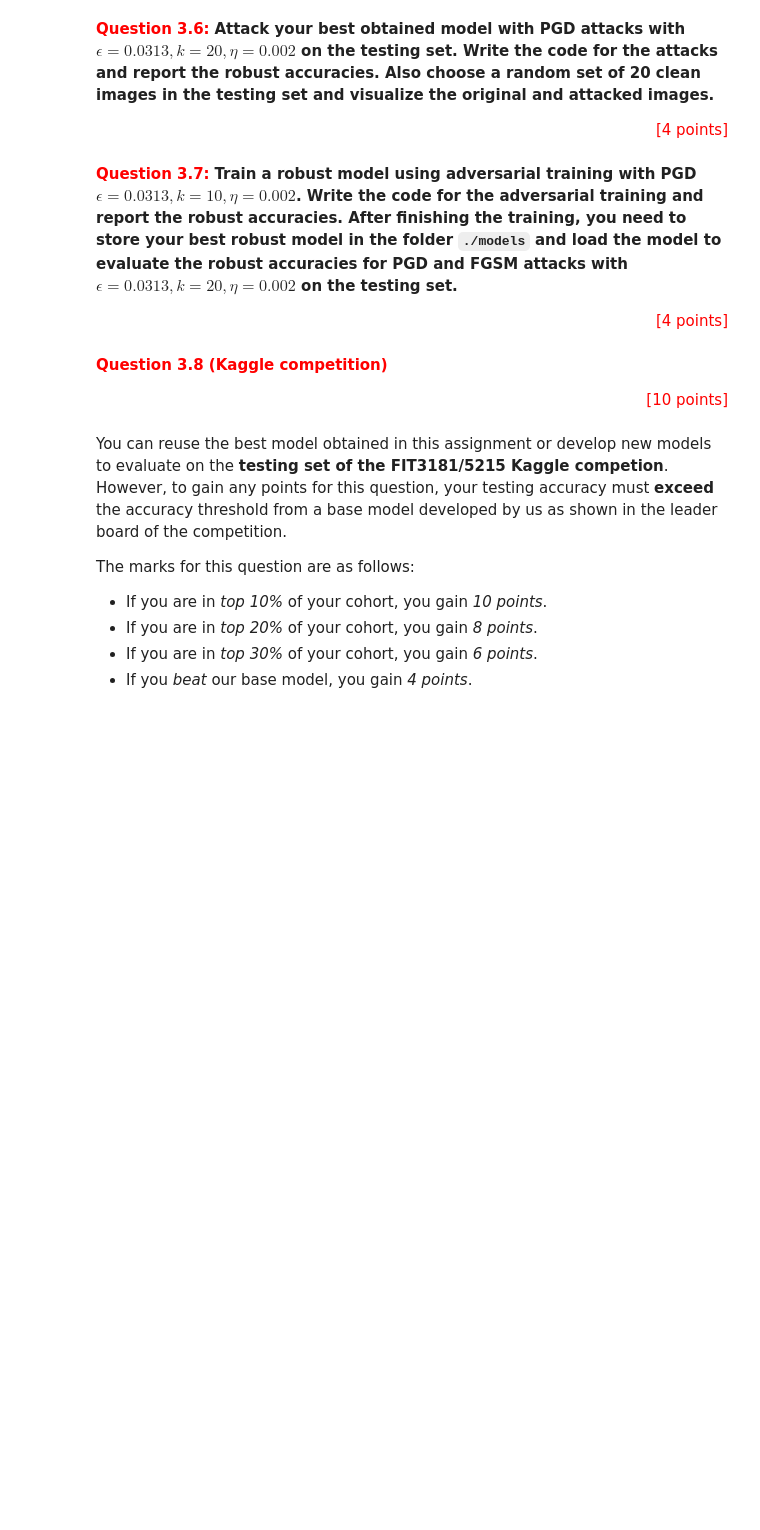
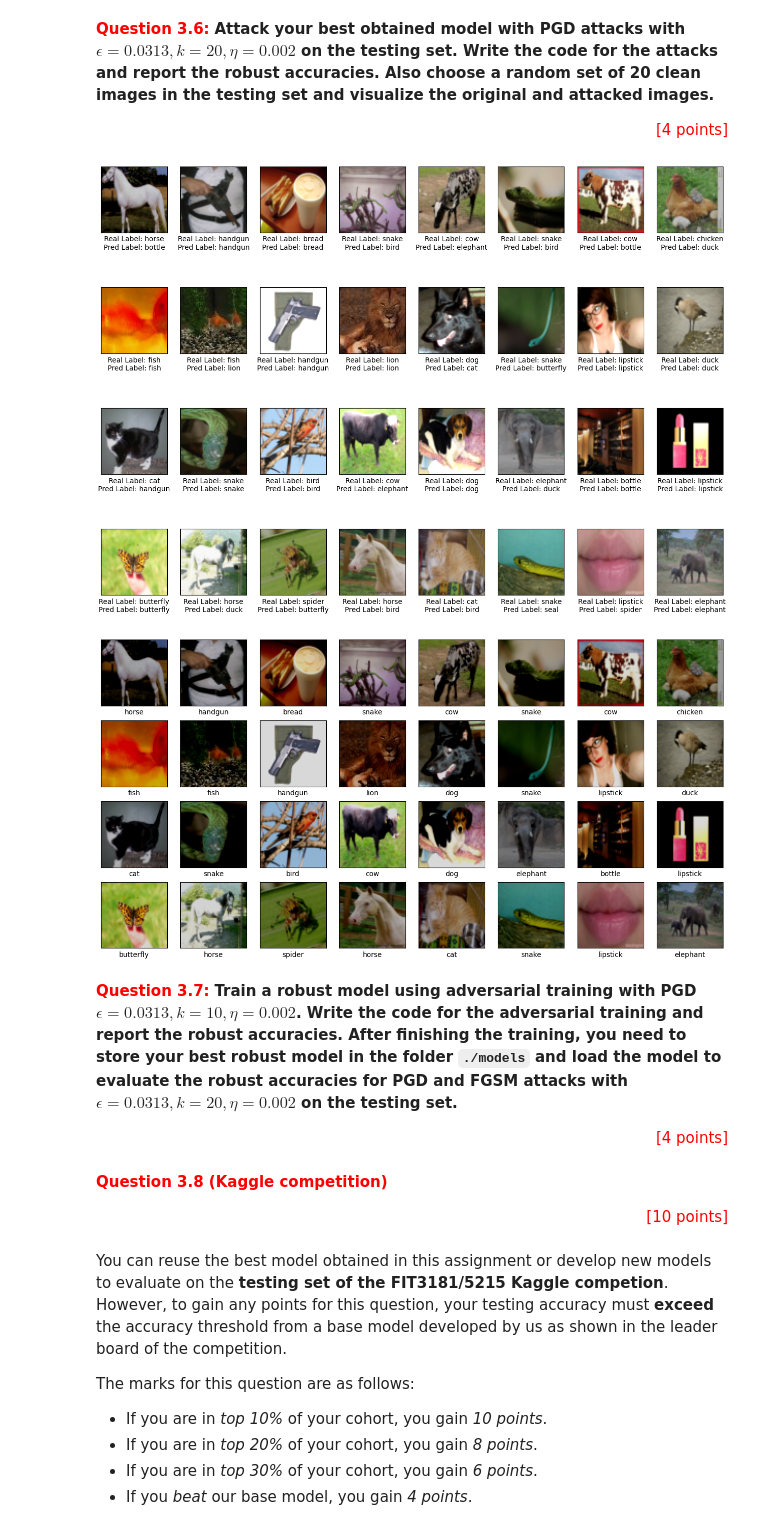
Before and after one commit to TheAlchemist010/DeepLearning-Notebooks, a Jupyter notebook: FIT3181/A1_Part3.ipynb, the cells around one changed output. Drawn from its saved outputs; the diff is of its cells as text; code cells hidden in the pictures; blank space fills up the shorter version.

```diff
--- a/FIT3181/A1_Part3.ipynb
+++ b/FIT3181/A1_Part3.ipynb
@@ -765,6 +762,9 @@ def pgd_attack(model, train_loader, epsilon=0.3, eta=0.01, k=20):
     model.to(device)
     model.eval()
     loss_fn = nn.CrossEntropyLoss()
+
+    adv_examples = []
+    original_images = []
 
     for (X, y) in train_loader:
         X,y = X.to(device), y.to(device)
@@ -790,4 +790,8 @@ def pgd_attack(model, train_loader, epsilon=0.3, eta=0.01, k=20):
             X = torch.clamp(X_original + perturbation, 0, 1).detach_()
             X.requires_grad = True
 
-    return X
+
+        adv_examples.append(X.detach().cpu())
+        original_images.append(X_original.cpu())
+
+    return original_images, adv_examples
@@ -802,3 +830,38 @@ visualize_data(attacked_images, my_cnn(attacked_images))
+# %%
+def visualize_attack(images, categories, images_per_row = 8):
+    class_names = ['bird', 'bottle', 'bread', 'butterfly', 'cake', 'cat', 'chicken', 'cow', 'dog', 'duck',
+                  'elephant', 'fish', 'handgun', 'horse', 'lion', 'lipstick', 'seal', 'snake', 'spider', 'vase']
+    n_images = len(images)
+    n_rows = math.ceil(float(n_images)/images_per_row)
+    fig = plt.figure(figsize=(2*images_per_row, 3*n_rows))
+    fig.patch.set_facecolor('white')
+    for i in range(n_images):
+        plt.subplot(n_rows, images_per_row, i+1)
+        plt.xticks([])
+        plt.yticks([])
+        imshow(images[i])
+        class_index = categories[i]
+        pred_label = my_cnn(torch.from_numpy(images[i]).unsqueeze(0).to(device)).argmax(dim=1)[0].item()
+        plt.xlabel("Real Label: " + class_names[class_index] + "\nPred Label: " + class_names[pred_label])
+    plt.show()
+
+    fig = plt.figure(figsize=(2*images_per_row, 2*n_rows))
+    fig.patch.set_facecolor('white')
+    for i in range(n_images):
+        plt.subplot(n_rows, images_per_row, i+1)
+        plt.xticks([])
+        plt.yticks([])
+        attacked_image = pgd_attack(my_cnn, torch.from_numpy(images[i]))
+        imshow(attacked_image)
+        class_index = categories[i]
+        pred_label = my_cnn(attacked_image.unsqueeze(0).to(device)).argmax(dim=1)[0].item()
+        plt.xlabel("Real Label: " + class_names[class_index] + "\nPred Label (After Attack): " + class_names[pred_label])
+    plt.show()
+# %%
+visualize_attack(images, labels)
+# %% [output]
+[figure, added]
+[figure, added]
 # %% [markdown]
 <span style="color:red">**Question 3.7:**</span> **Train a robust model using adversarial training with PGD ${\epsilon= 0.0313, k=10, \eta= 0.002}$. Write the code for the adversarial training and report the robust accuracies. After finishing the training, you need to store your best robust model in the folder `./models` and load the model to evaluate the robust accuracies for PGD and FGSM attacks with $\epsilon= 0.0313, k=20, \eta= 0.002$ on the testing set.**
 
```
Also changed, not shown: parts of 5 cells of this notebook.
